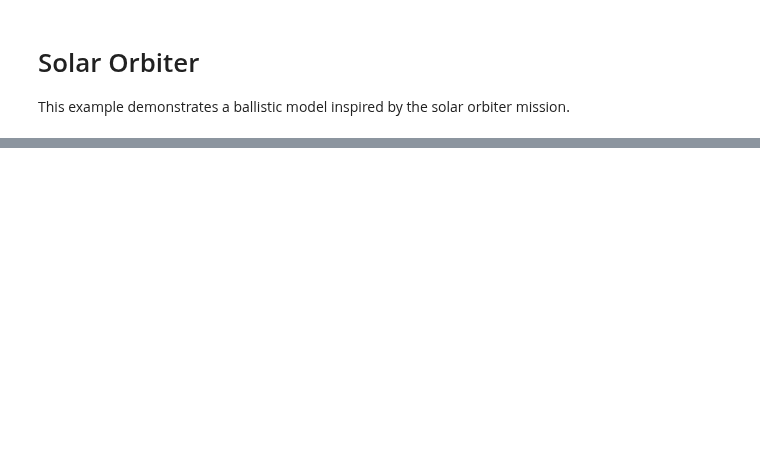
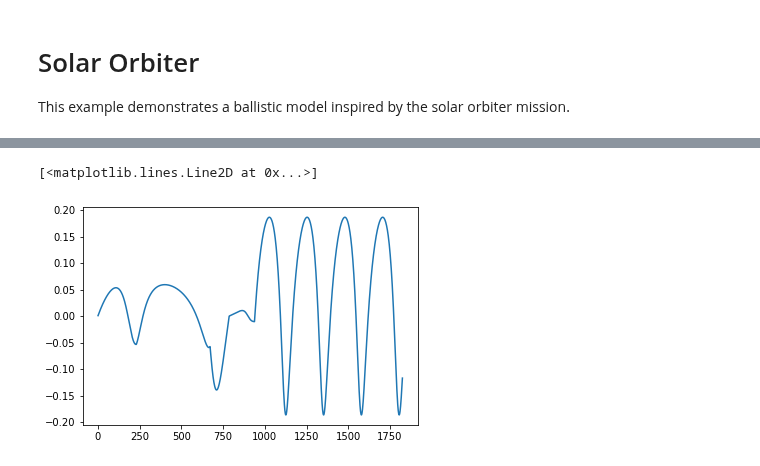
Before and after one commit to esa/pykep, a Jupyter notebook: doc/sphinx/examples/solar_orbiter.ipynb, the cells around one changed output, grey strips where cells are left out. Cells and saved outputs as stored; diff of their text form; code cells hidden in the pictures; blank space fills up the shorter version.

```diff
--- a/doc/sphinx/examples/solar_orbiter.ipynb
+++ b/doc/sphinx/examples/solar_orbiter.ipynb
@@ -100,0 +131,14 @@ solar_orbiter.plot(pop.champion_x)
+# %%
+# Plot inclination
+inclinations = []
+for i in timeframe:
+    epoch = pop.champion_x[0]+i
+    pos, _ = solar_orbiter.eph(pop.champion_x, epoch)
+    inclination = sign(pos[2])*acos(norm(pos[:2]) / norm(pos))
+    inclinations.append(inclination)
+
+fig2, ax2 = plt.subplots()
+ax2.plot(list(timeframe), inclinations)
+# %% [output]
+[<matplotlib.lines.Line2D at 0x...>]
+[figure, added]
```
Also changed, not shown: parts of 9 cells of this notebook.
